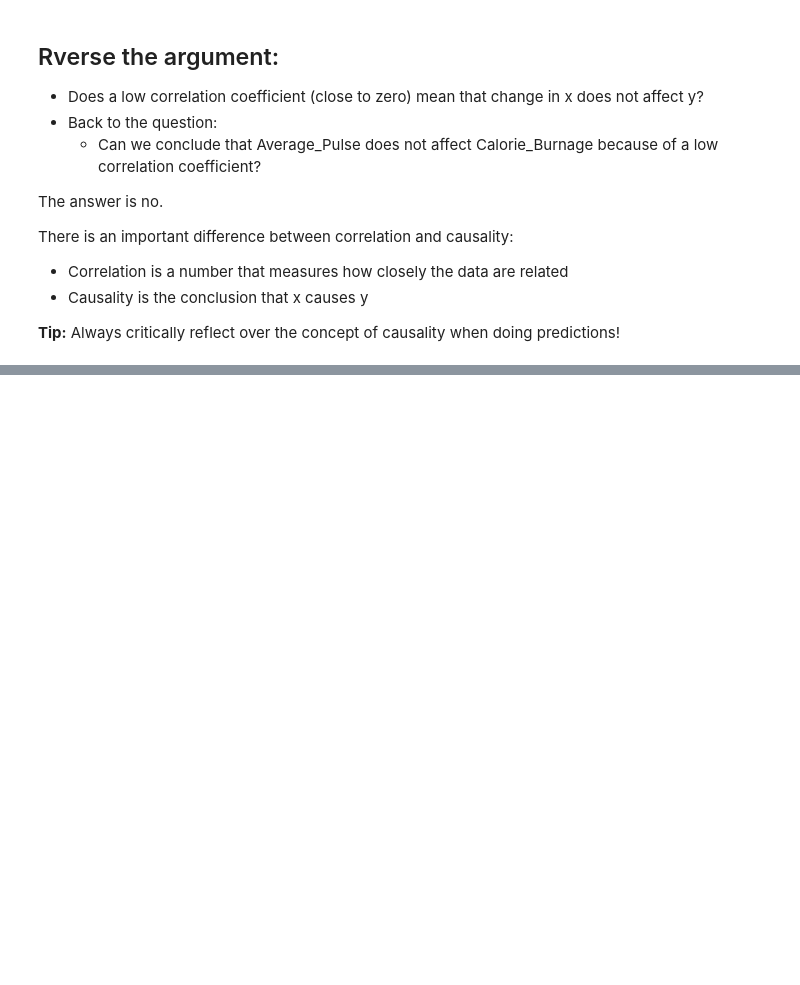
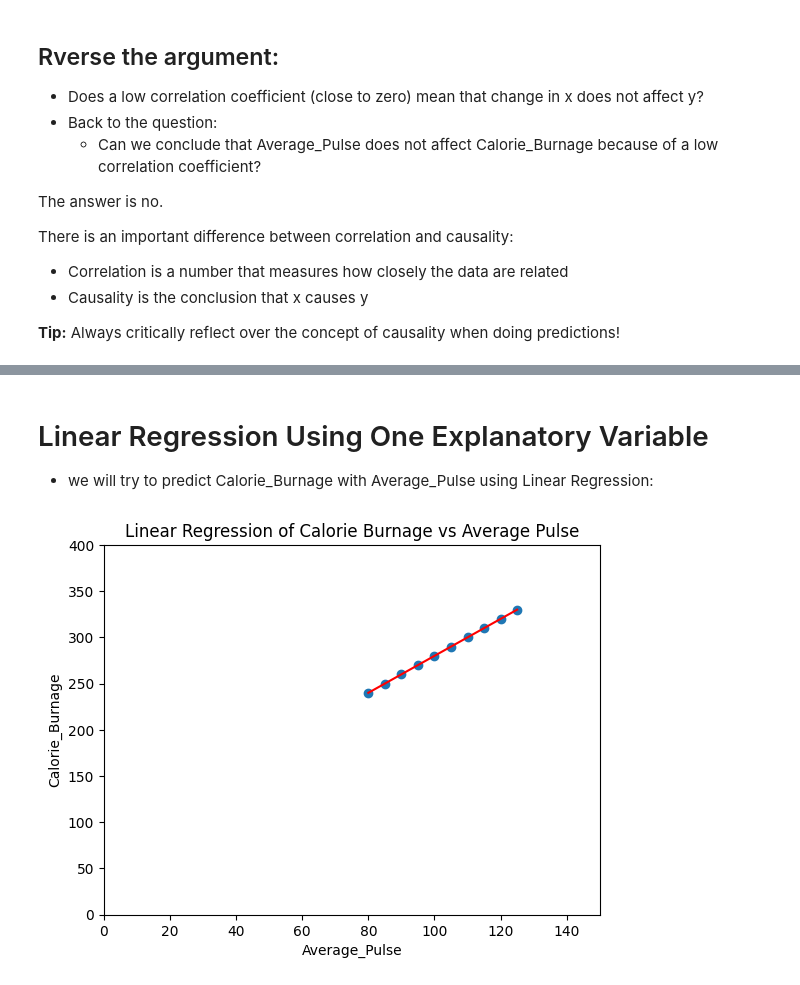
Before and after one commit to Hangsovoleak/Data-Science-Learning, a Jupyter notebook: Data_Science_1.ipynb, the cells around one changed output, grey strips where cells are left out. Cells and saved outputs as stored; diff of their text form; code cells hidden in the pictures; blank space fills up the shorter version.

```diff
--- a/Data_Science_1.ipynb
+++ b/Data_Science_1.ipynb
@@ -874,0 +886,33 @@ There is an important difference between correlation and causality:
+# %% [markdown]
+# Linear Regression Using One Explanatory Variable
+* we will try to predict Calorie_Burnage with Average_Pulse using Linear Regression:
+# %%
+import pandas as pd
+import matplotlib.pyplot as plt
+from scipy import stats
+
+# Load the clean dataset
+full_health_data = pd.read_csv("data_new.csv", header=0, sep=",")
+
+# Extract x and y as float values
+x = full_health_data["Average_Pulse"].astype(float)
+y = full_health_data["Calorie_Burnage"].astype(float)
+
+slope, intercept, r, p, std_err = stats.linregress(x, y)
+
+def myfunc(x_val):
+  return slope * x_val + intercept
+
+mymodel = list(map(myfunc, x))
+
+plt.scatter(x, y)
+plt.plot(x, slope * x + intercept, color='red')
+plt.ylim(ymin=0, ymax=400)
+plt.xlim(xmin=0, xmax=150)
+
+plt.xlabel("Average_Pulse")
+plt.ylabel("Calorie_Burnage")
+plt.title("Linear Regression of Calorie Burnage vs Average Pulse")
+plt.show()
+# %% [output]
+[figure, added]
```
Also changed, not shown: parts of 3 cells of this notebook.
